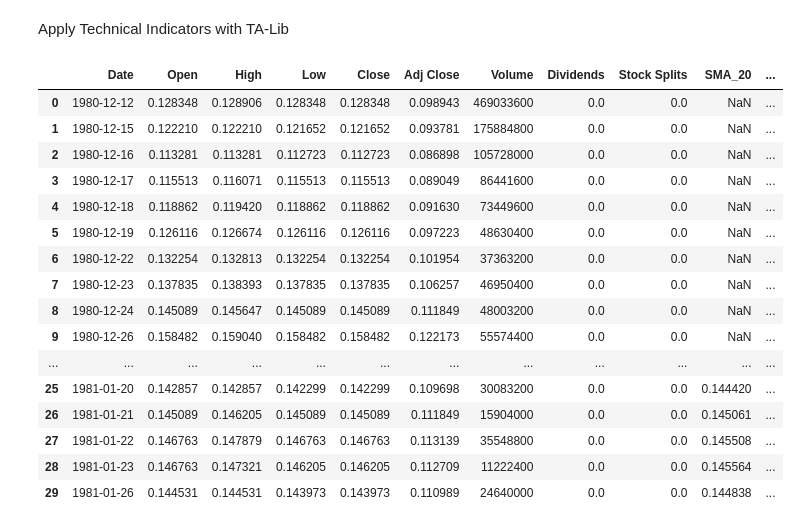
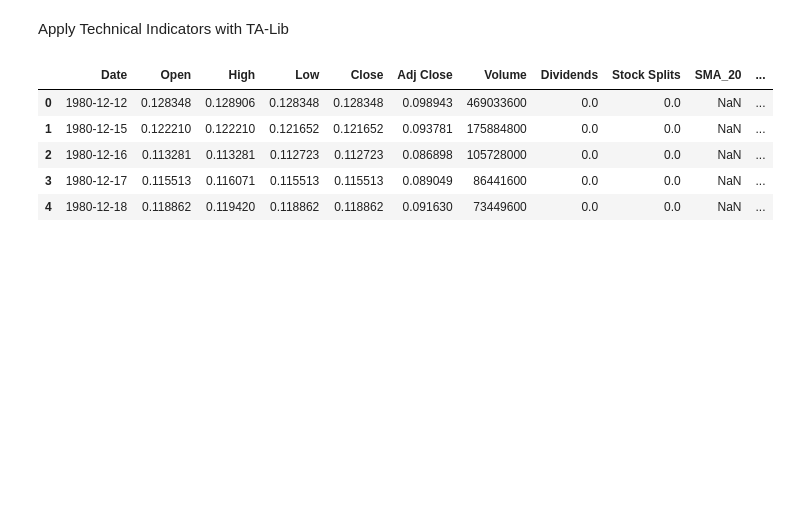
Before and after one commit to YonatanMoges/stock-sentiment-correlation, a Jupyter notebook: notebook/AAPL.ipynb, the cells around one changed output. Drawn from its saved outputs; the diff is of its cells as text; code cells hidden in the pictures; blank space fills up the shorter version.

```diff
--- a/notebook/AAPL.ipynb
+++ b/notebook/AAPL.ipynb
@@ -29,23 +29,12 @@ df.head()
 Apply Technical Indicators with TA-Lib
 # %%
 df = fa.ta_indicators(df)
-df.head(25)
+df.head()
 # %% [output]
 |  | Date | Open | High | Low | Close | Adj Close | Volume | Dividends | Stock Splits | SMA_20 | ... |
 | 0 | 1980-12-12 | 0.128348 | 0.128906 | 0.128348 | 0.128348 | 0.098943 | 469033600 | 0.0 | 0.0 | NaN | ... |
 | 1 | 1980-12-15 | 0.122210 | 0.122210 | 0.121652 | 0.121652 | 0.093781 | 175884800 | 0.0 | 0.0 | NaN | ... |
 | 2 | 1980-12-16 | 0.113281 | 0.113281 | 0.112723 | 0.112723 | 0.086898 | 105728000 | 0.0 | 0.0 | NaN | ... |
 | 3 | 1980-12-17 | 0.115513 | 0.116071 | 0.115513 | 0.115513 | 0.089049 | 86441600 | 0.0 | 0.0 | NaN | ... |
 | 4 | 1980-12-18 | 0.118862 | 0.119420 | 0.118862 | 0.118862 | 0.091630 | 73449600 | 0.0 | 0.0 | NaN | ... |
-| 5 | 1980-12-19 | 0.126116 | 0.126674 | 0.126116 | 0.126116 | 0.097223 | 48630400 | 0.0 | 0.0 | NaN | ... |
-| 6 | 1980-12-22 | 0.132254 | 0.132813 | 0.132254 | 0.132254 | 0.101954 | 37363200 | 0.0 | 0.0 | NaN | ... |
-| 7 | 1980-12-23 | 0.137835 | 0.138393 | 0.137835 | 0.137835 | 0.106257 | 46950400 | 0.0 | 0.0 | NaN | ... |
-| 8 | 1980-12-24 | 0.145089 | 0.145647 | 0.145089 | 0.145089 | 0.111849 | 48003200 | 0.0 | 0.0 | NaN | ... |
-| 9 | 1980-12-26 | 0.158482 | 0.159040 | 0.158482 | 0.158482 | 0.122173 | 55574400 | 0.0 | 0.0 | NaN | ... |
-| ... | ... | ... | ... | ... | ... | ... | ... | ... | ... | ... | ... |
-| 25 | 1981-01-20 | 0.142857 | 0.142857 | 0.142299 | 0.142299 | 0.109698 | 30083200 | 0.0 | 0.0 | 0.144420 | ... |
-| 26 | 1981-01-21 | 0.145089 | 0.146205 | 0.145089 | 0.145089 | 0.111849 | 15904000 | 0.0 | 0.0 | 0.145061 | ... |
-| 27 | 1981-01-22 | 0.146763 | 0.147879 | 0.146763 | 0.146763 | 0.113139 | 35548800 | 0.0 | 0.0 | 0.145508 | ... |
-| 28 | 1981-01-23 | 0.146763 | 0.147321 | 0.146205 | 0.146205 | 0.112709 | 11222400 | 0.0 | 0.0 | 0.145564 | ... |
-| 29 | 1981-01-26 | 0.144531 | 0.144531 | 0.143973 | 0.143973 | 0.110989 | 24640000 | 0.0 | 0.0 | 0.144838 | ... |
 # %%
```
Also changed, not shown: parts of 7 cells of this notebook, 8 other files.
